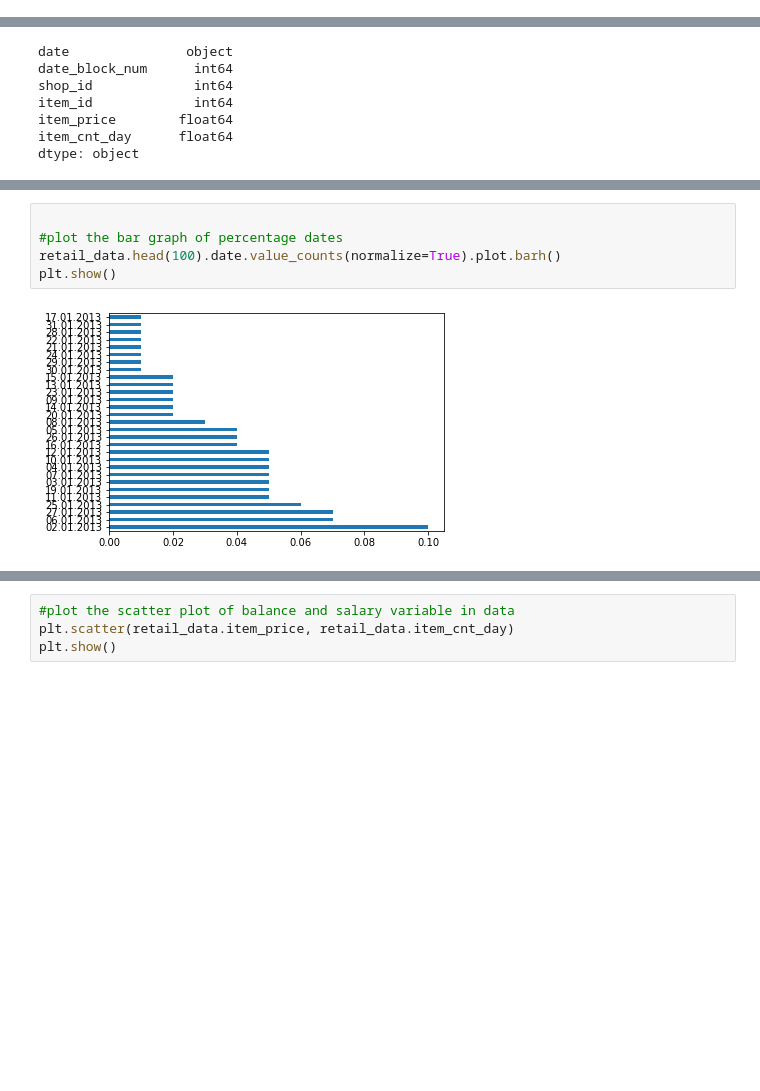
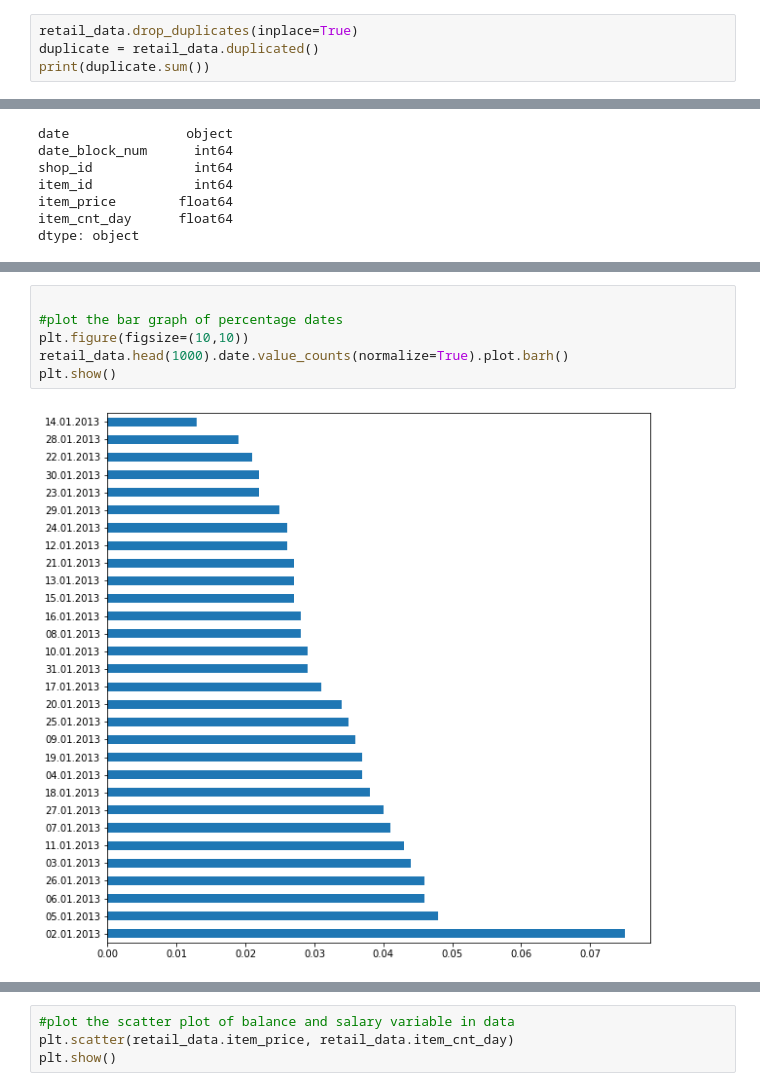
Before and after one commit to ManashJKonwar/ML-Retail-Sales, a Jupyter notebook: preprocessing_pipeline/eda.ipynb, the cells around one changed output, grey strips where cells are left out. Saved outputs shown, nothing was run; the diff lists cells and outputs as text; blank space fills up the shorter version.

```diff
--- a/preprocessing_pipeline/eda.ipynb
+++ b/preprocessing_pipeline/eda.ipynb
@@ -99,0 +118,4 @@ is to replace those missing values with 'mean' or 'median' in case of numerical
+# %%
+retail_data.drop_duplicates(inplace=True)
+duplicate = retail_data.duplicated()
+print(duplicate.sum())
@@ -144,8 +175,9 @@ Name: date, dtype: float64
 # %%
 
 #plot the bar graph of percentage dates
-retail_data.head(100).date.value_counts(normalize=True).plot.barh()
+plt.figure(figsize=(10,10))
+retail_data.head(1000).date.value_counts(normalize=True).plot.barh()
 plt.show()
 # %% [output]
-[figure, old version]
+[figure, new version]
 # %% [markdown]
```
Also changed, not shown: parts of 11 cells of this notebook.
